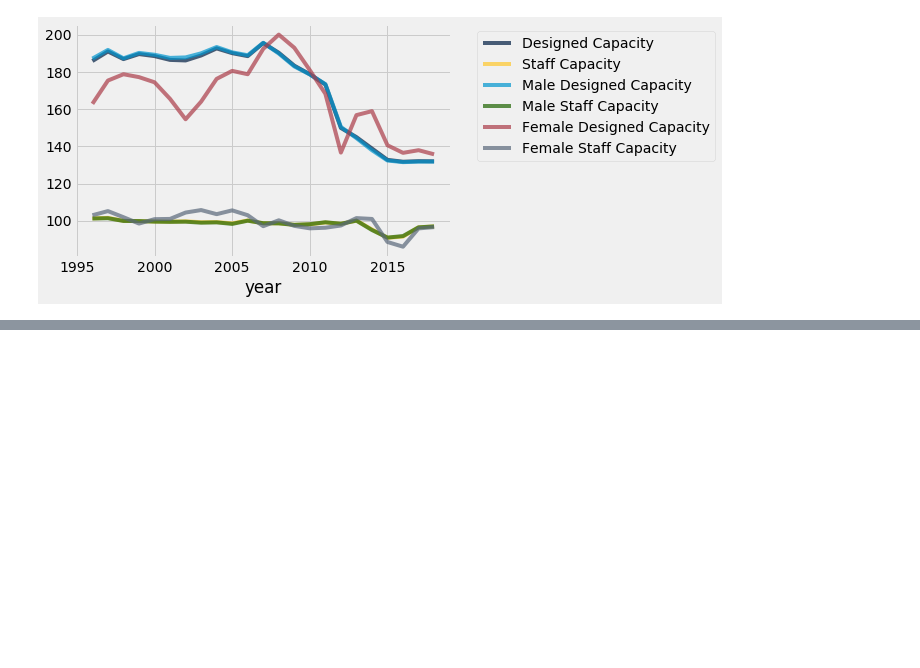
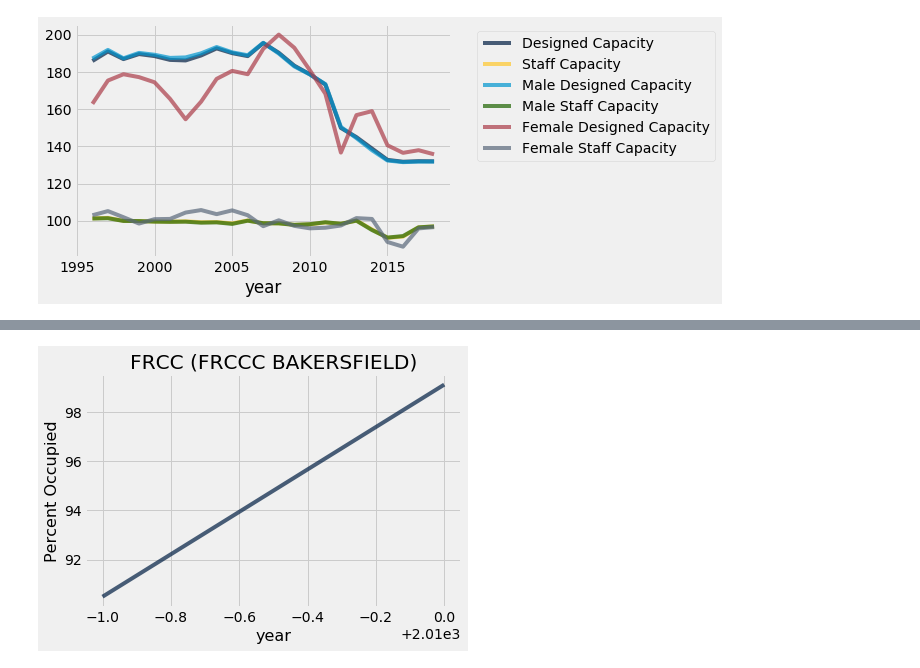
Before and after one commit to ds-modules/ES-21AC-SP19, a Jupyter notebook: incarceration.ipynb, the cells around one changed output, grey strips where cells are left out. Saved outputs shown, nothing was run; the diff lists cells and outputs as text; code cells hidden in the pictures; blank space fills up the shorter version.

```diff
--- a/incarceration.ipynb
+++ b/incarceration.ipynb
@@ -412,0 +474,8 @@ all_joined.plot(0)
+# %%
+# attempt 2 not repeating plots
+from ipywidgets import interact, interactive
+from IPython.display import clear_output, display, HTML
+w = interactive(f, inp =(0,39))
+display(w)
+# %% [output]
+[figure, added]
```
Also changed, not shown: parts of 6 cells of this notebook.
